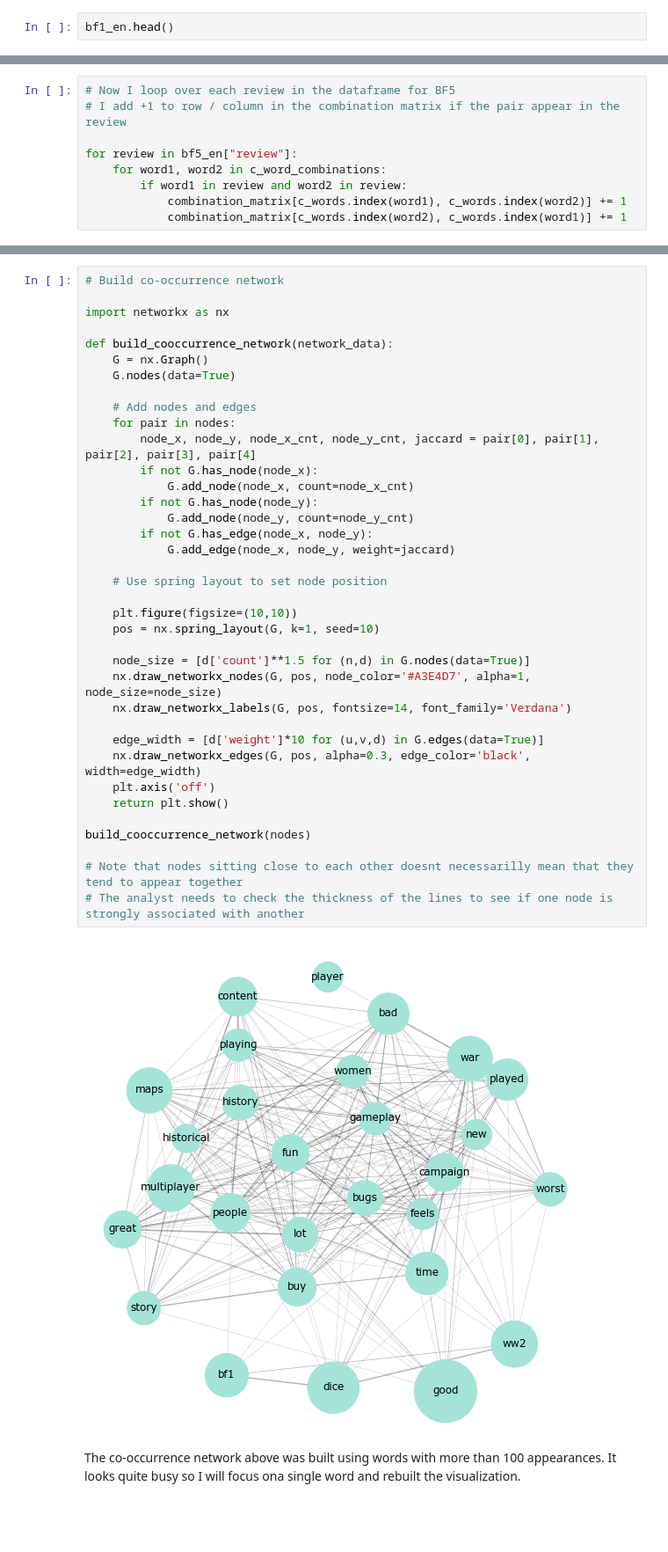
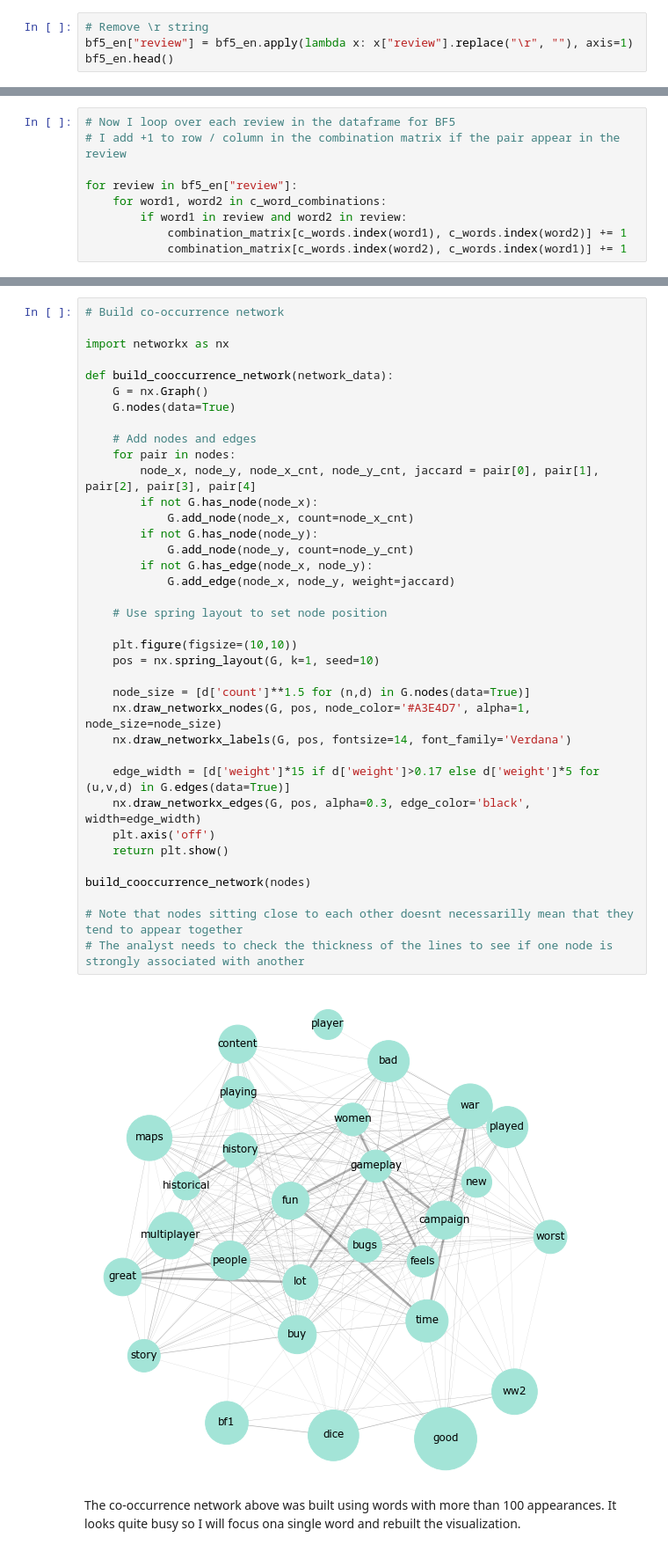
Before and after one commit to brunoochi/nlp_studies, a Jupyter notebook: PJ_Battle.ipynb, the cells around one changed output, grey strips where cells are left out. Shown at 88% size. Drawn from its saved outputs; the diff is of its cells as text; blank space fills up the shorter version.

```diff
--- a/PJ_Battle.ipynb
+++ b/PJ_Battle.ipynb
@@ -289,6 +289,8 @@ print(codiw_en.shape)
 (489, 6)
 (362, 6)
 # %%
-bf1_en.head()
+# Remove \r string
+bf5_en["review"] = bf5_en.apply(lambda x: x["review"].replace("\r", ""), axis=1)
+bf5_en.head()
 # %% [output]
 |  | game_title | name | date | score | review | lang |
@@ -581,35 +586,35 @@ def build_cooccurrence_network(network_data):
     G.nodes(data=True)
 
     # Add nodes and edges
     for pair in nodes:
         node_x, node_y, node_x_cnt, node_y_cnt, jaccard = pair[0], pair[1], pair[2], pair[3], pair[4]
         if not G.has_node(node_x):
             G.add_node(node_x, count=node_x_cnt)
         if not G.has_node(node_y):
             G.add_node(node_y, count=node_y_cnt)
         if not G.has_edge(node_x, node_y):
             G.add_edge(node_x, node_y, weight=jaccard)
 
     # Use spring layout to set node position
 
     plt.figure(figsize=(10,10))
     pos = nx.spring_layout(G, k=1, seed=10)
 
     node_size = [d['count']**1.5 for (n,d) in G.nodes(data=True)]
     nx.draw_networkx_nodes(G, pos, node_color='#A3E4D7', alpha=1, node_size=node_size)
     nx.draw_networkx_labels(G, pos, fontsize=14, font_family='Verdana')
 
-    edge_width = [d['weight']*10 for (u,v,d) in G.edges(data=True)]
+    edge_width = [d['weight']*15 if d['weight']>0.17 else d['weight']*5 for (u,v,d) in G.edges(data=True)]
     nx.draw_networkx_edges(G, pos, alpha=0.3, edge_color='black', width=edge_width)
     plt.axis('off')
     return plt.show()
 
 build_cooccurrence_network(nodes)
 
 # Note that nodes sitting close to each other doesnt necessarilly mean that they tend to appear together
 # The analyst needs to check the thickness of the lines to see if one node is strongly associated with another
 # %% [output]
-[figure, old version]
+[figure, new version]
 # %% [markdown]
 The co-occurrence network above was built using words with more than 100 appearances. It looks quite busy so I will focus ona single word and rebuilt the visualization.
 # %%
```
Also changed, not shown: parts of 31 cells of this notebook.
